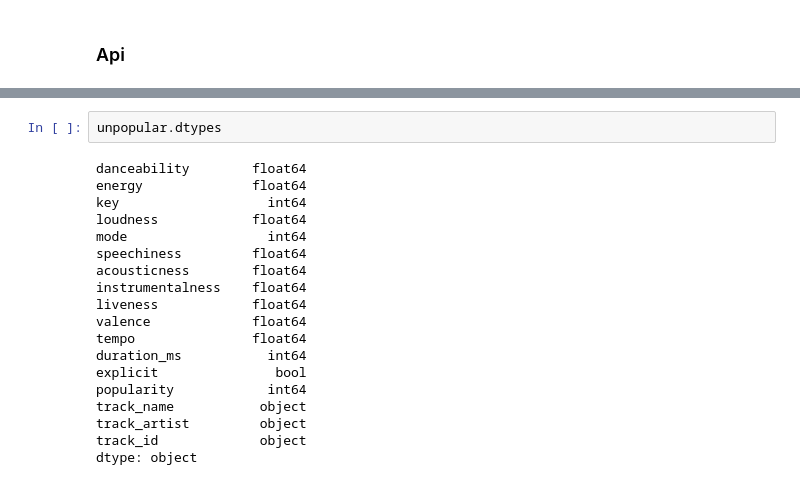
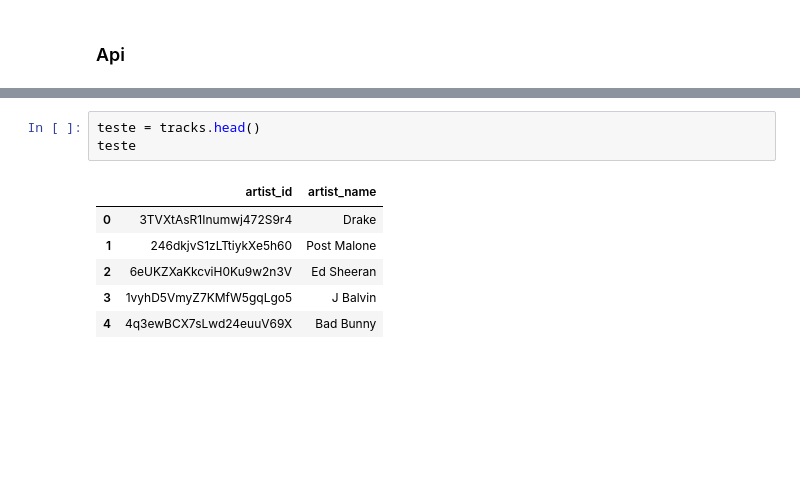
Before and after one commit to Vullkano/BDDA, a Jupyter notebook: notebook/main.ipynb, the cells around one changed output, grey strips where cells are left out. Cells and saved outputs as stored; diff of their text form; blank space fills up the shorter version.

```diff
--- a/notebook/main.ipynb
+++ b/notebook/main.ipynb
@@ -520,21 +407,10 @@ Index(['danceability', 'energy', 'key', 'loudness', 'mode', 'speechiness',
-# %%
-unpopular.dtypes
-# %% [output]
-danceability        float64
-energy              float64
-key                   int64
-loudness            float64
-mode                  int64
-speechiness         float64
-acousticness        float64
-instrumentalness    float64
-liveness            float64
-valence             float64
-tempo               float64
-duration_ms           int64
-explicit               bool
-popularity            int64
-track_name           object
-track_artist         object
-track_id             object
-dtype: object
+# %%
+teste = tracks.head()
+teste
+# %% [output]
+|  | artist_id | artist_name |
+| 0 | 3TVXtAsR1Inumwj472S9r4 | Drake |
+| 1 | 246dkjvS1zLTtiykXe5h60 | Post Malone |
+| 2 | 6eUKZXaKkcviH0Ku9w2n3V | Ed Sheeran |
+| 3 | 1vyhD5VmyZ7KMfW5gqLgo5 | J Balvin |
+| 4 | 4q3ewBCX7sLwd24euuV69X | Bad Bunny |
```
Also changed, not shown: parts of 16 cells of this notebook, 11 other files.
